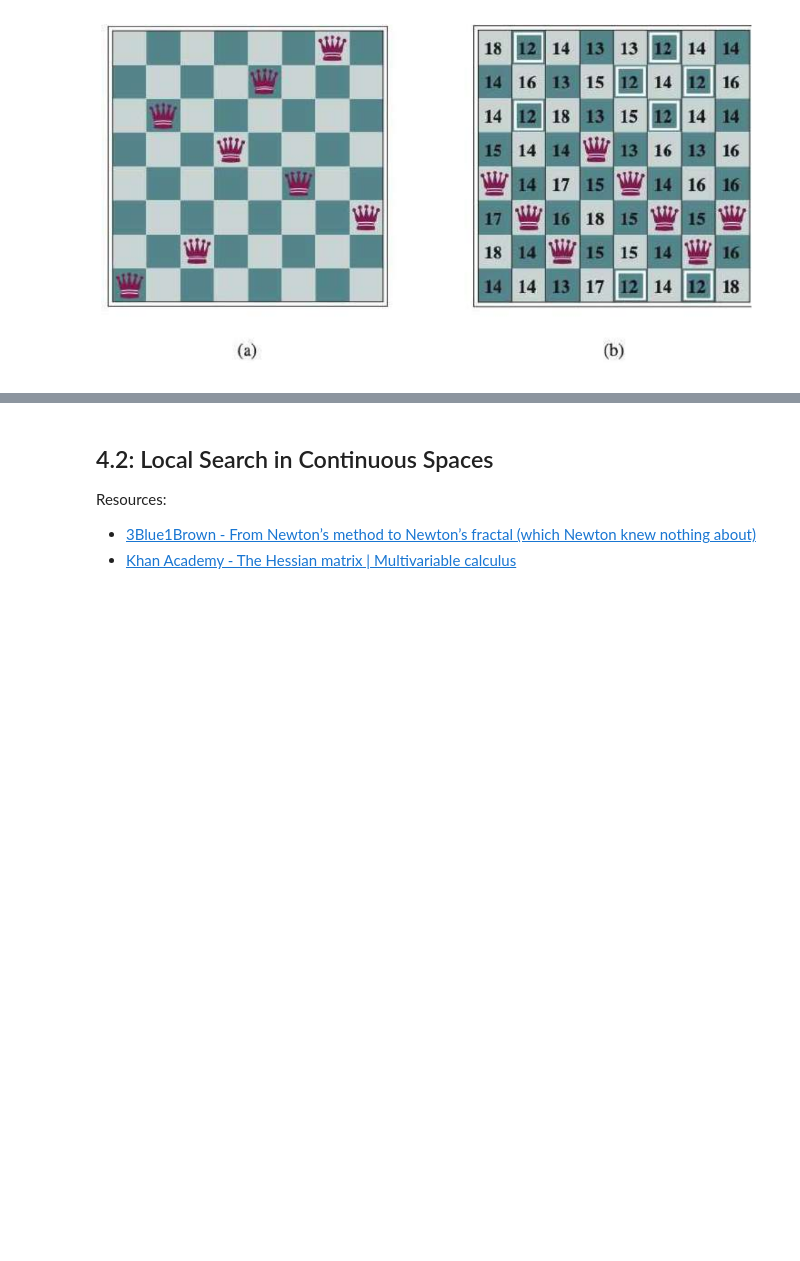
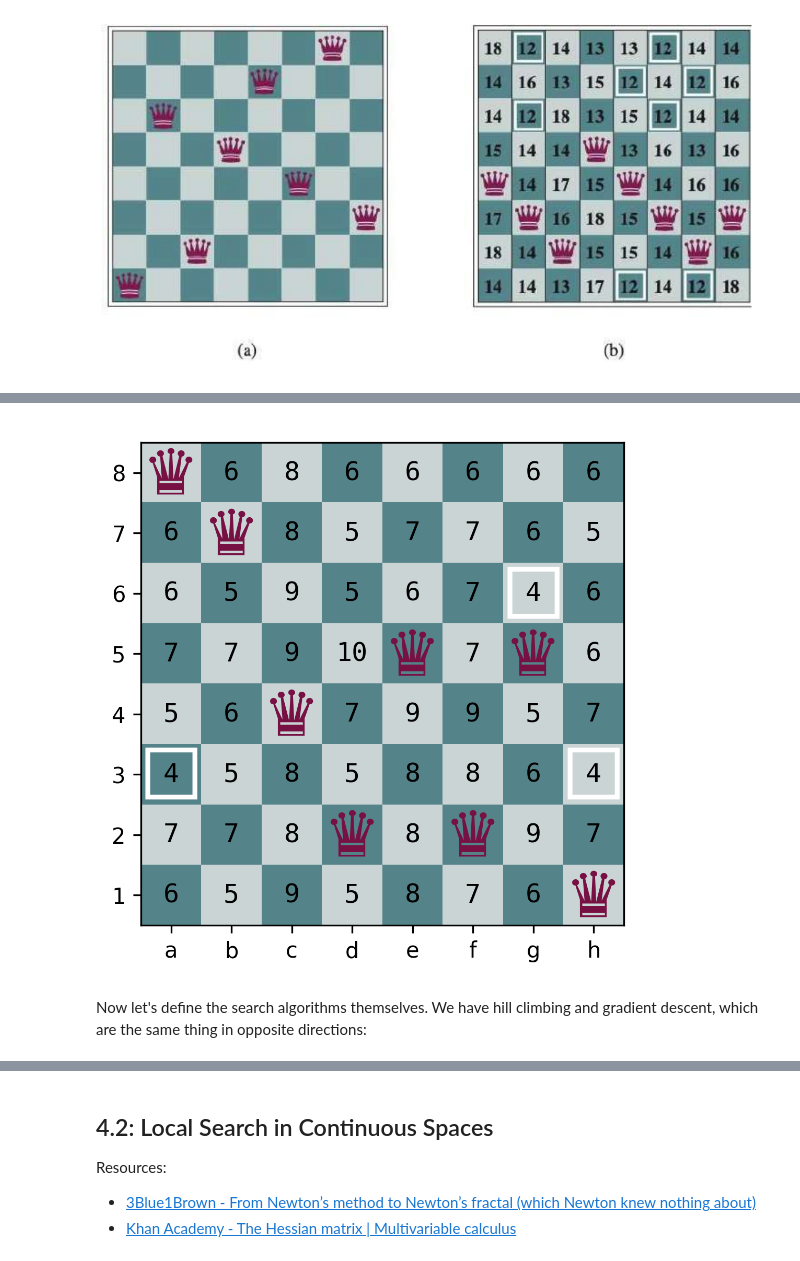
Before and after one commit to keenanturley/ai-notes, a Jupyter notebook: modern-approach-book/ch4.ipynb, the cells around one changed output, grey strips where cells are left out. Drawn from its saved outputs; the diff is of its cells as text; code cells hidden in the pictures; blank space fills up the shorter version.

Commit message:
4.1.1: implement hill-climbing, fix some bugs, and incorrect terminology (gradient descent is not "inverse" of hill-climbing)

```diff
--- a/modern-approach-book/ch4.ipynb
+++ b/modern-approach-book/ch4.ipynb
@@ -189,0 +188,44 @@ def cost():
+# %%
+def cost(queen_rows: np.ndarray):
+    total_cost = 0
+    positions = list(enumerate(queen_rows))
+    for a in positions:
+        for b in positions[a[0] + 1 :]:
+            if is_attacking(a, b):
+                total_cost += 1
+    return total_cost
+
+
+def is_attacking(a: tuple[int, int], b: tuple[int, int]):
+    # row
+    if a[0] == b[0]:
+        return True
+    # column
+    if a[1] == b[1]:
+        return True
+    # diagonal
+    if abs(b[0] - a[0]) == abs(b[1] - a[1]):
+        return True
+    return False
+# %%
+# fill positions randomly
+queen_rows = rng.choice(range(8), 8, replace=True)
+current_cost = cost(queen_rows)
+
+# calculate neighboring state costs
+costs = np.full((8, 8), -1)
+for row in range(8):
+    for col in range(8):
+        # Use current cost if this is the same state as has already been calculated
+        if queen_rows[col] == row:
+            costs[row][col] = current_cost
+            continue
+        new_rows = queen_rows.copy()
+        new_rows[col] = row
+        costs[row][col] = cost(new_rows)
+
+plot_board(queen_rows, costs)
+# %% [output]
+[figure, added]
+# %% [markdown]
+Now let's define the search algorithms themselves. We have hill climbing and gradient descent, which are the same thing in opposite directions:
```
Also changed, not shown: parts of 8 cells of this notebook.
